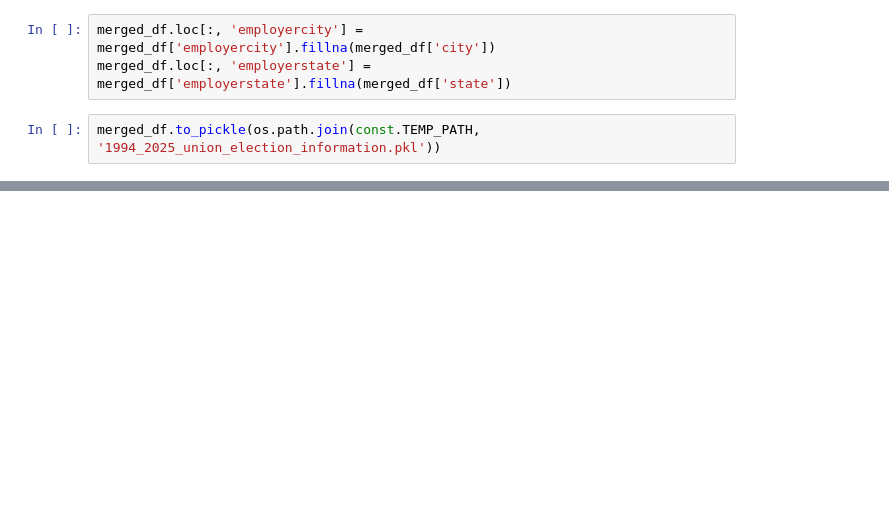
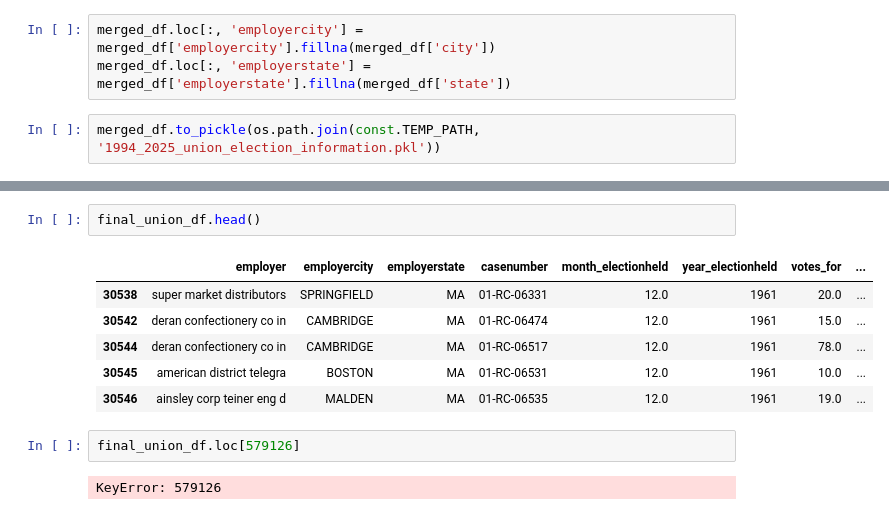
Before and after one commit to wangyouan/glassdoor-server, a Jupyter notebook: JupyterLabs/OrganizeUnionElectionData.ipynb, the cells around one changed output, grey strips where cells are left out. Drawn from its saved outputs; the diff is of its cells as text; blank space fills up the shorter version.

```diff
--- a/JupyterLabs/OrganizeUnionElectionData.ipynb
+++ b/JupyterLabs/OrganizeUnionElectionData.ipynb
@@ -180,0 +492,13 @@ merged_df.to_pickle(os.path.join(const.TEMP_PATH, '1994_2025_union_election_info
+# %%
+final_union_df.head()
+# %% [output]
+|  | employer | employercity | employerstate | casenumber | month_electionheld | year_electionheld | votes_for | ... |
+| 30538 | super market distributors | SPRINGFIELD | MA | 01-RC-06331 | 12.0 | 1961 | 20.0 | ... |
+| 30542 | deran confectionery co in | CAMBRIDGE | MA | 01-RC-06474 | 12.0 | 1961 | 15.0 | ... |
+| 30544 | deran confectionery co in | CAMBRIDGE | MA | 01-RC-06517 | 12.0 | 1961 | 78.0 | ... |
+| 30545 | american district telegra | BOSTON | MA | 01-RC-06531 | 12.0 | 1961 | 10.0 | ... |
+| 30546 | ainsley corp teiner eng d | MALDEN | MA | 01-RC-06535 | 12.0 | 1961 | 19.0 | ... |
+# %%
+final_union_df.loc[579126]
+# %% [output]
+KeyError: 579126
```
Also changed, not shown: parts of 22 cells of this notebook, 1 other file.
